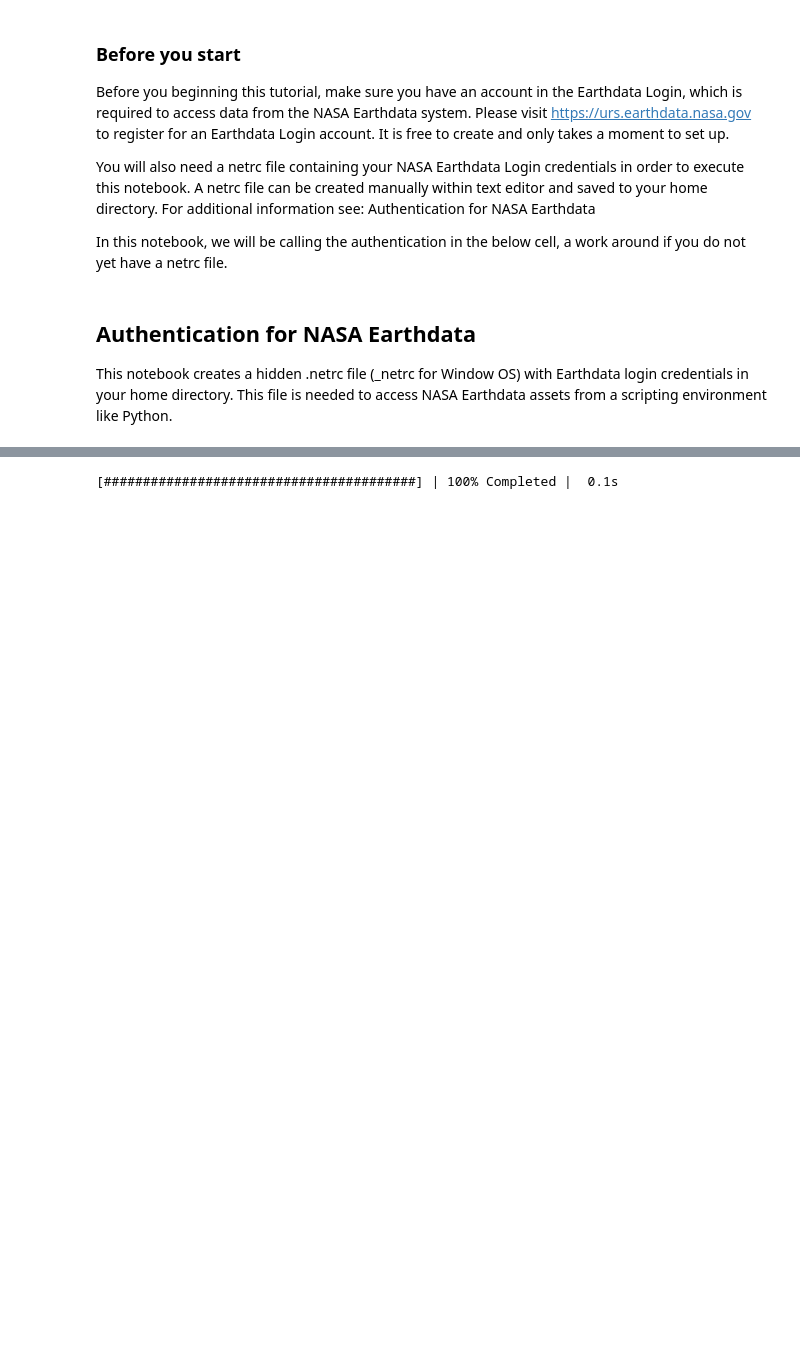
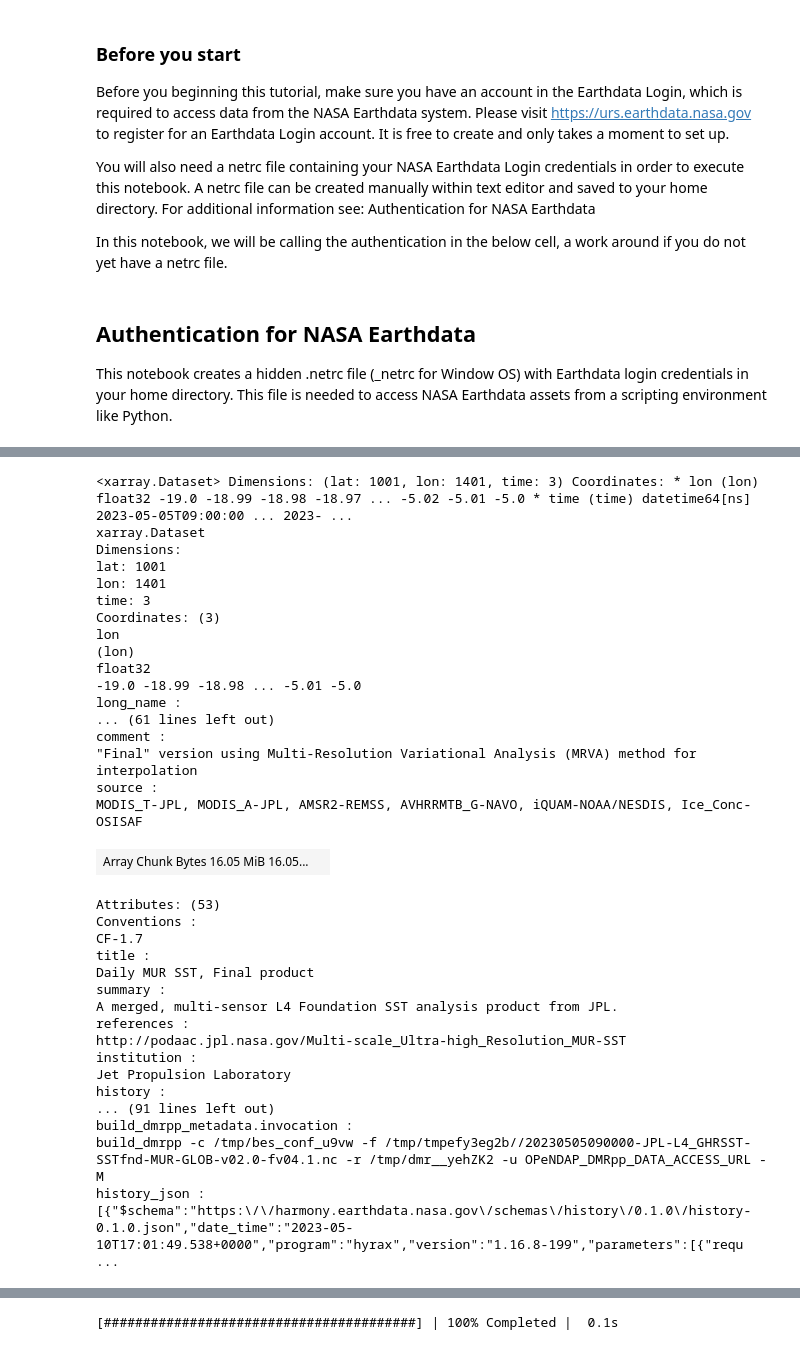
Before and after one commit to CoLAB-ATLANTIC/JUNO, a Jupyter notebook: notebooks/get_MUR_data.ipynb, the cells around one changed output, grey strips where cells are left out. Saved outputs shown, nothing was run; the diff lists cells and outputs as text; code cells hidden in the pictures; blank space fills up the shorter version.

```diff
--- a/notebooks/get_MUR_data.ipynb
+++ b/notebooks/get_MUR_data.ipynb
@@ -173,3 +208,43 @@ for f in od_files:
+# %%
+cloud_data = xr.open_mfdataset('../data/MUR_daily_data/merged_data.nc', engine='netcdf4')
+# %%
+cloud_data
+# %% [output]
+<xarray.Dataset> Dimensions: (lat: 1001, lon: 1401, time: 3) Coordinates: * lon (lon) float32 -19.0 -18.99 -18.98 -18.97 ... -5.02 -5.01 -5.0 * time (time) datetime64[ns] 2023-05-05T09:00:00 ... 2023- ...
+xarray.Dataset
+Dimensions:
+lat: 1001
+lon: 1401
+time: 3
+Coordinates: (3)
+lon
+(lon)
+float32
+-19.0 -18.99 -18.98 ... -5.01 -5.0
+long_name :
+... (61 lines left out)
+comment :
+"Final" version using Multi-Resolution Variational Analysis (MRVA) method for interpolation
+source :
+MODIS_T-JPL, MODIS_A-JPL, AMSR2-REMSS, AVHRRMTB_G-NAVO, iQUAM-NOAA/NESDIS, Ice_Conc-OSISAF
+| Array Chunk Bytes 16.05 MiB 16.05... |  |
+Attributes: (53)
+Conventions :
+CF-1.7
+title :
+Daily MUR SST, Final product
+summary :
+A merged, multi-sensor L4 Foundation SST analysis product from JPL.
+references :
+http://podaac.jpl.nasa.gov/Multi-scale_Ultra-high_Resolution_MUR-SST
+institution :
+Jet Propulsion Laboratory
+history :
+... (91 lines left out)
+build_dmrpp_metadata.invocation :
+build_dmrpp -c /tmp/bes_conf_u9vw -f /tmp/tmpefy3eg2b//20230505090000-JPL-L4_GHRSST-SSTfnd-MUR-GLOB-v02.0-fv04.1.nc -r /tmp/dmr__yehZK2 -u OPeNDAP_DMRpp_DATA_ACCESS_URL -M
+history_json :
+[{"$schema":"https:\/\/harmony.earthdata.nasa.gov\/schemas\/history\/0.1.0\/history-0.1.0.json","date_time":"2023-05-10T17:01:49.538+0000","program":"hyrax","version":"1.16.8-199","parameters":[{"requ ...
 # %%
 import xarray as xr
 cloud_data = xr.open_mfdataset(basename, engine='netcdf4')
```
Also changed, not shown: parts of 6 cells of this notebook, 1 other file.
